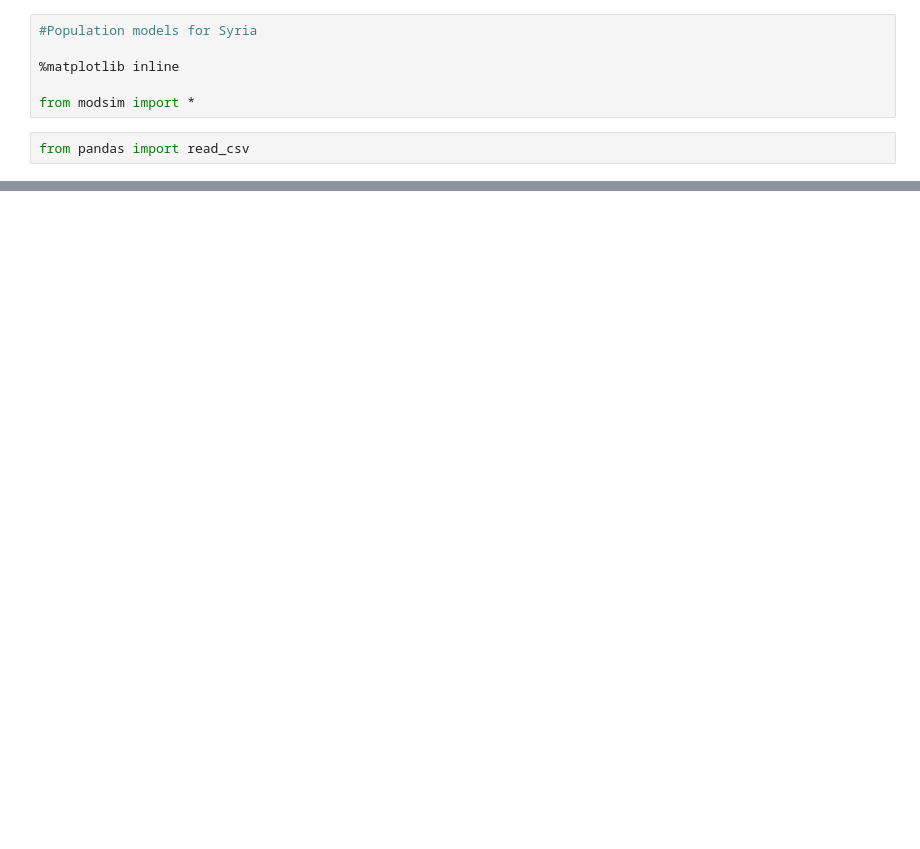
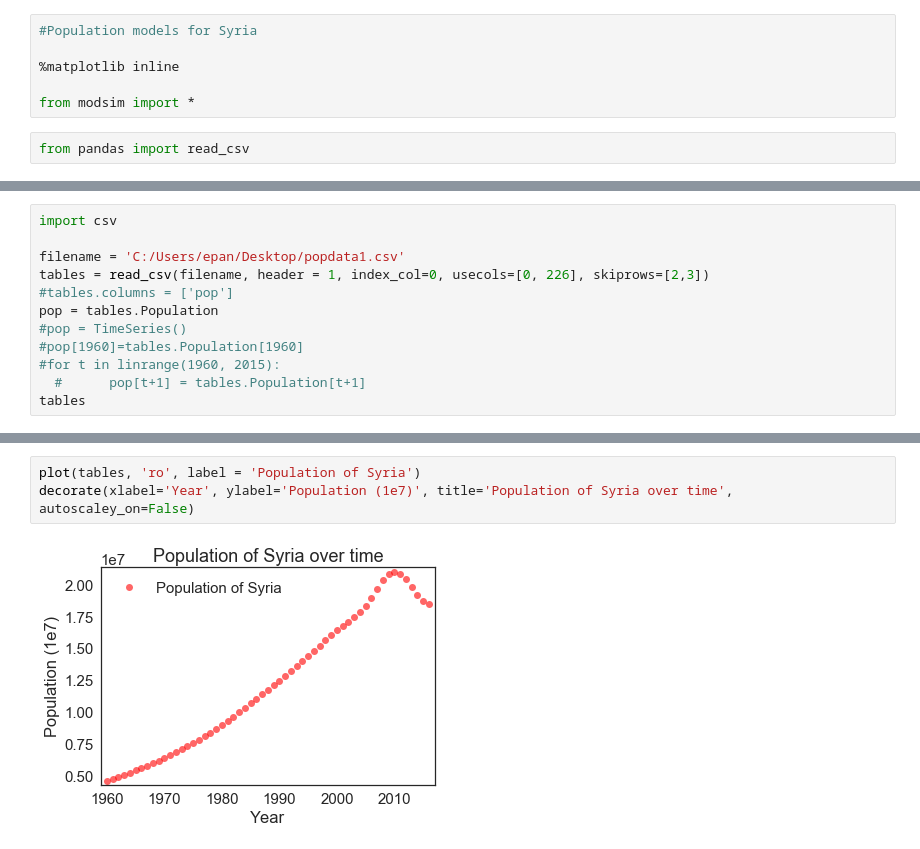
Before and after one commit to epan547/ModSimPy, a Jupyter notebook: code/ModSim Project 1 .ipynb, the cells around one changed output, grey strips where cells are left out. Saved outputs shown, nothing was run; the diff lists cells and outputs as text; blank space fills up the shorter version.

```diff
--- a/code/ModSim Project 1 .ipynb
+++ b/code/ModSim Project 1 .ipynb
@@ -16,0 +9,12 @@ tables = read_csv(filename, header=2, index_col=1)
+# %%
+import csv
+
+filename = 'C:/Users/epan/Desktop/popdata1.csv'
+tables = read_csv(filename, header = 1, index_col=0, usecols=[0, 226], skiprows=[2,3])
+#tables.columns = ['pop']
+pop = tables.Population
+#pop = TimeSeries()
+#pop[1960]=tables.Population[1960]
+#for t in linrange(1960, 2015):
+  #      pop[t+1] = tables.Population[t+1]
+tables
@@ -16,0 +40,5 @@ tables = read_csv(filename, header=2, index_col=1)
+# %%
+plot(tables, 'ro', label = 'Population of Syria')
+decorate(xlabel='Year', ylabel='Population (1e7)', title='Population of Syria over time', autoscaley_on=False)
+# %% [output]
+[figure, added]
```
Also changed, not shown: parts of 7 cells of this notebook, 1 other file.
